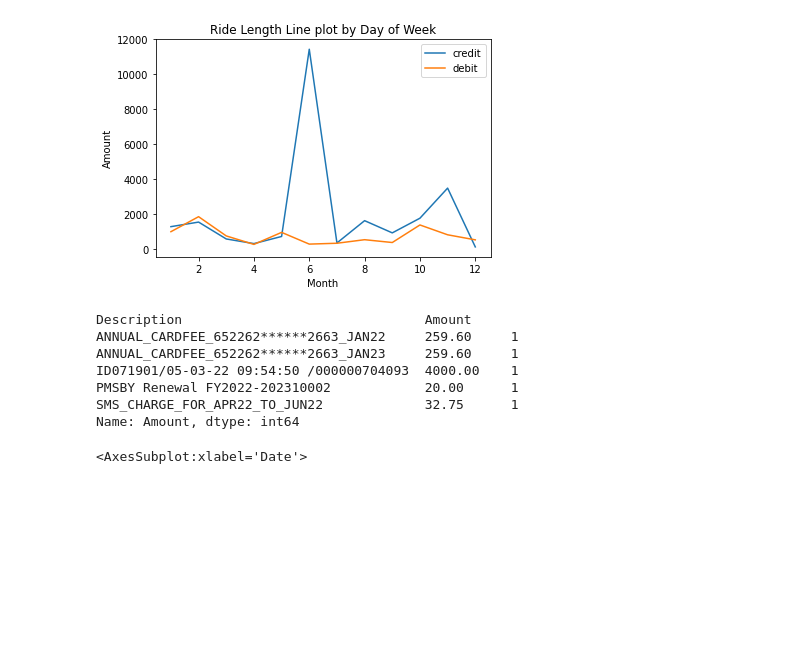
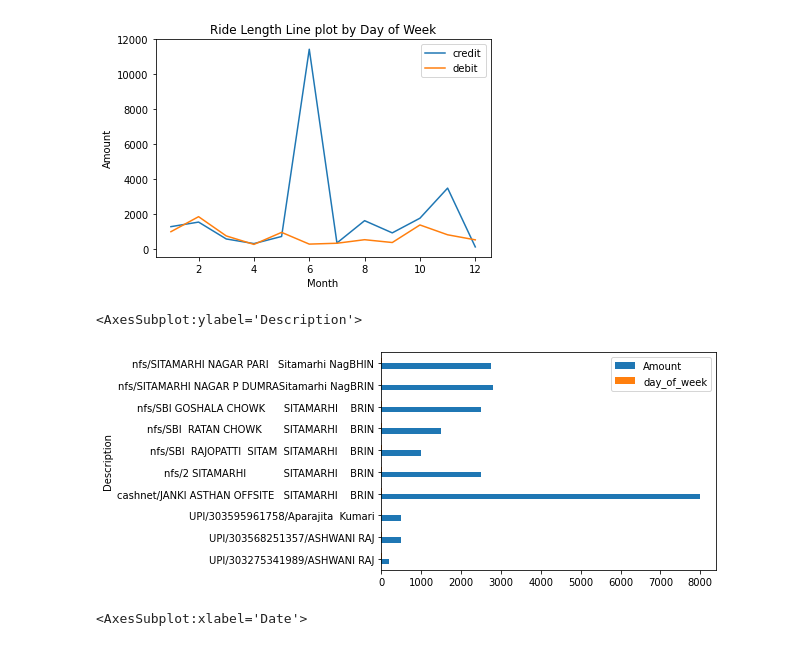
Before and after one commit to Ashwaniraj679/I-m-still-learning, a Jupyter notebook: My_bank_statement.ipynb, the cells around one changed output. Cells and saved outputs as stored; diff of their text form; code cells hidden in the pictures; blank space fills up the shorter version.

```diff
--- a/My_bank_statement.ipynb
+++ b/My_bank_statement.ipynb
@@ -211,16 +217,11 @@ See the caveats in the documentation: https://pandas.pydata.org/pandas-docs/stab
   df_debit["Month"] = df['Date'].dt.month
 [figure]
 # %%
-liye = df[df['Type'] == 'Dr'].groupby('Description')['Amount'].value_counts()
-liye.head()
+liye = df[df['Type'] == 'Dr'].groupby('Description').mean()
+liye.tail(10).plot(kind = 'barh', title = "")
 # %% [output]
-Description                               Amount
-ANNUAL_CARDFEE_652262******2663_JAN22     259.60     1
-ANNUAL_CARDFEE_652262******2663_JAN23     259.60     1
-ID071901/05-03-22 09:54:50 /000000704093  4000.00    1
-PMSBY Renewal FY2022-202310002            20.00      1
-SMS_CHARGE_FOR_APR22_TO_JUN22             32.75      1
-Name: Amount, dtype: int64
+<AxesSubplot:ylabel='Description'>
+[figure, added]
 # %%
 df_credit.head()
 df_credit.plot(x= 'Date', y = 'Amount' )
```
Also changed, not shown: parts of 7 cells of this notebook.
